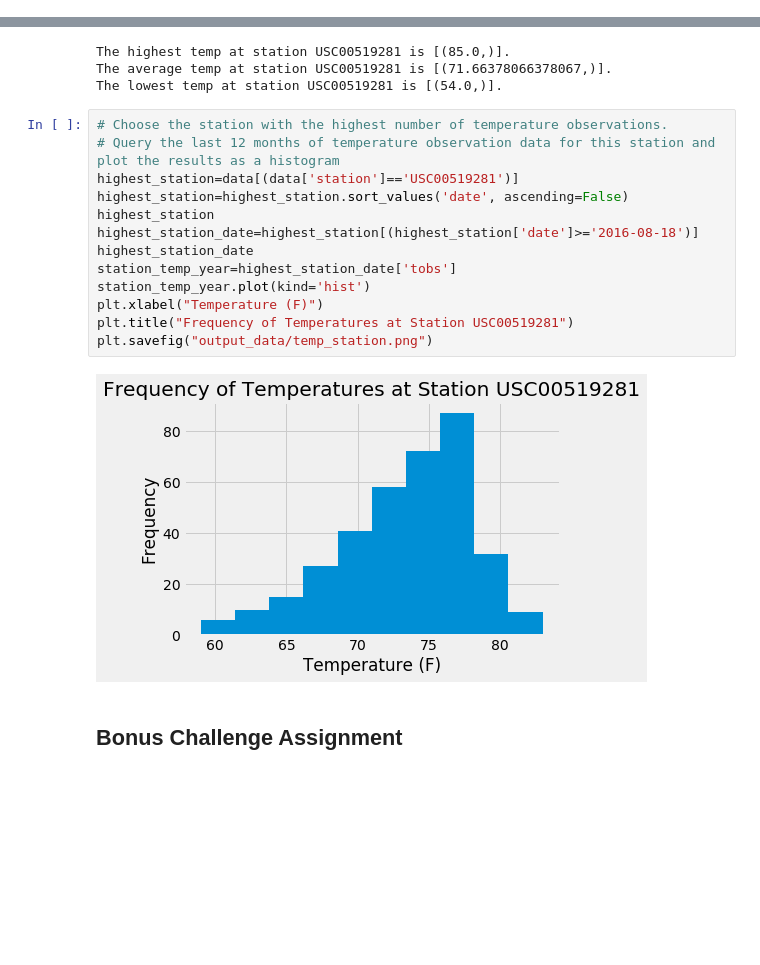
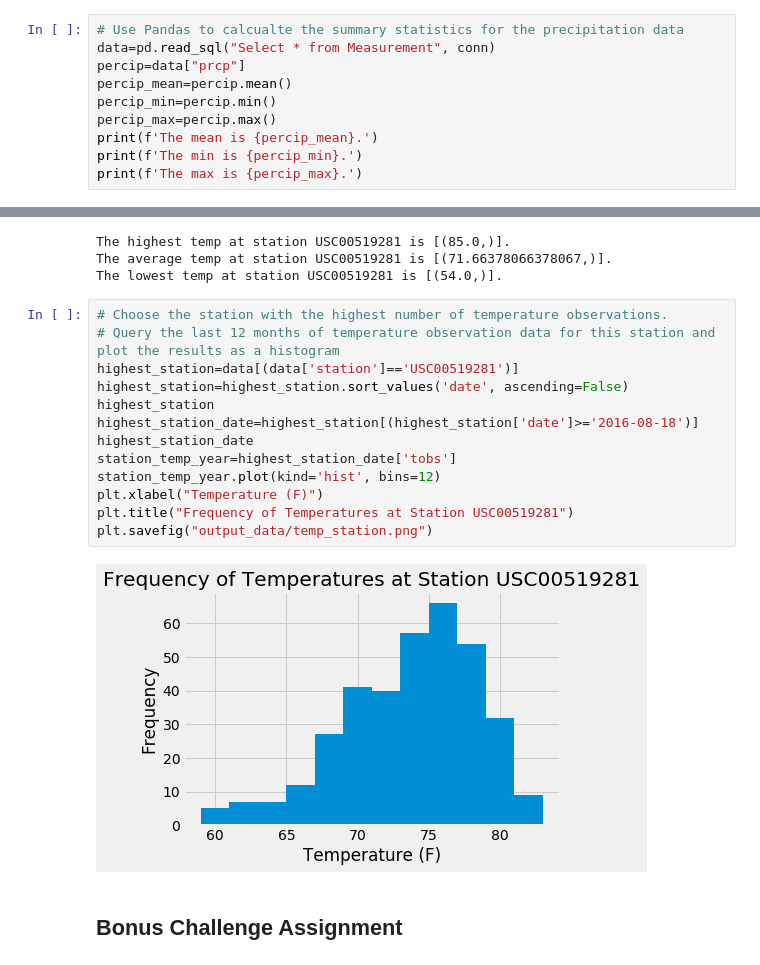
Before and after one commit to kayoung7766/sqlalchemy-challenge, a Jupyter notebook: climate_starter.ipynb, the cells around one changed output, grey strips where cells are left out. Drawn from its saved outputs; the diff is of its cells as text; blank space fills up the shorter version.

```diff
--- a/climate_starter.ipynb
+++ b/climate_starter.ipynb
@@ -83,0 +71,10 @@ percip_date_index.describe()
+# %%
+# Use Pandas to calcualte the summary statistics for the precipitation data
+data=pd.read_sql("Select * from Measurement", conn)
+percip=data["prcp"]
+percip_mean=percip.mean()
+percip_min=percip.min()
+percip_max=percip.max()
+print(f'The mean is {percip_mean}.')
+print(f'The min is {percip_min}.')
+print(f'The max is {percip_max}.')
@@ -117,18 +127,18 @@ The lowest temp at station USC00519281 is [(54.0,)].
 # %%
 # Choose the station with the highest number of temperature observations.
 # Query the last 12 months of temperature observation data for this station and plot the results as a histogram
 highest_station=data[(data['station']=='USC00519281')]
 highest_station=highest_station.sort_values('date', ascending=False)
 highest_station
 highest_station_date=highest_station[(highest_station['date']>='2016-08-18')]
 highest_station_date
 station_temp_year=highest_station_date['tobs']
-station_temp_year.plot(kind='hist')
+station_temp_year.plot(kind='hist', bins=12)
 plt.xlabel("Temperature (F)")
 plt.title("Frequency of Temperatures at Station USC00519281")
 plt.savefig("output_data/temp_station.png")
 # %% [output]
-[figure, old version]
+[figure, new version]
 # %% [markdown]
 ## Bonus Challenge Assignment
 # %%
```
Also changed, not shown: parts of 5 cells of this notebook, 2 other files.
